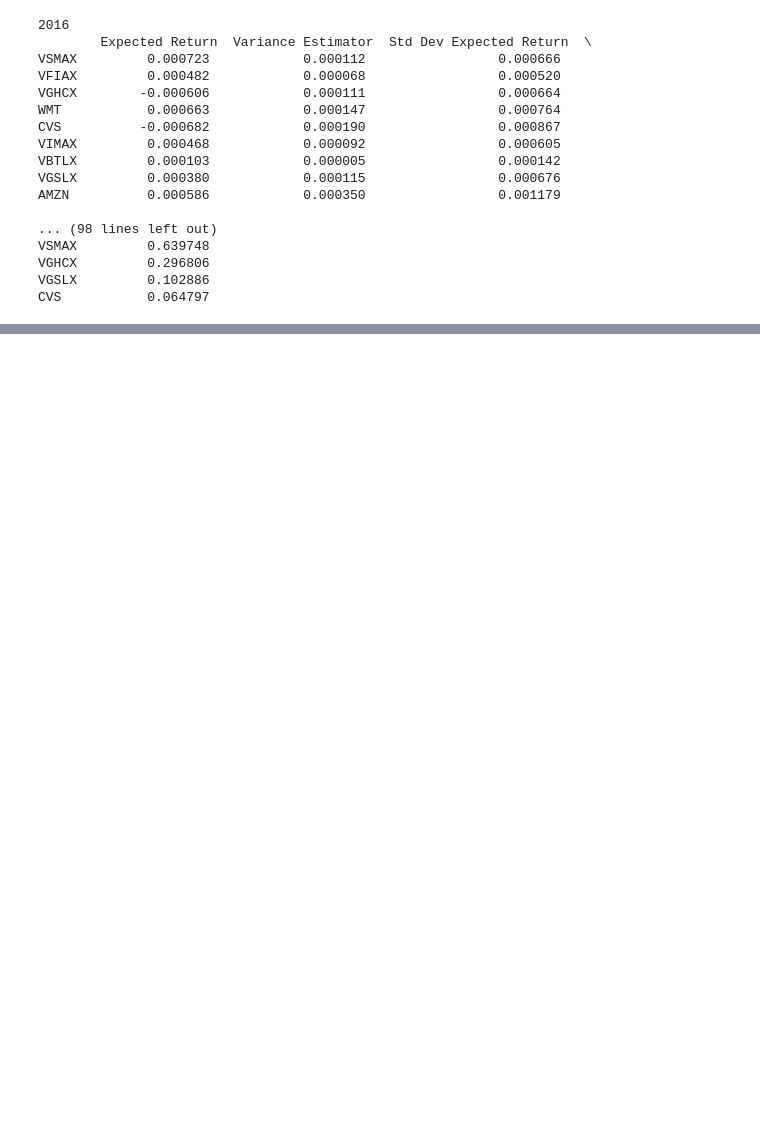
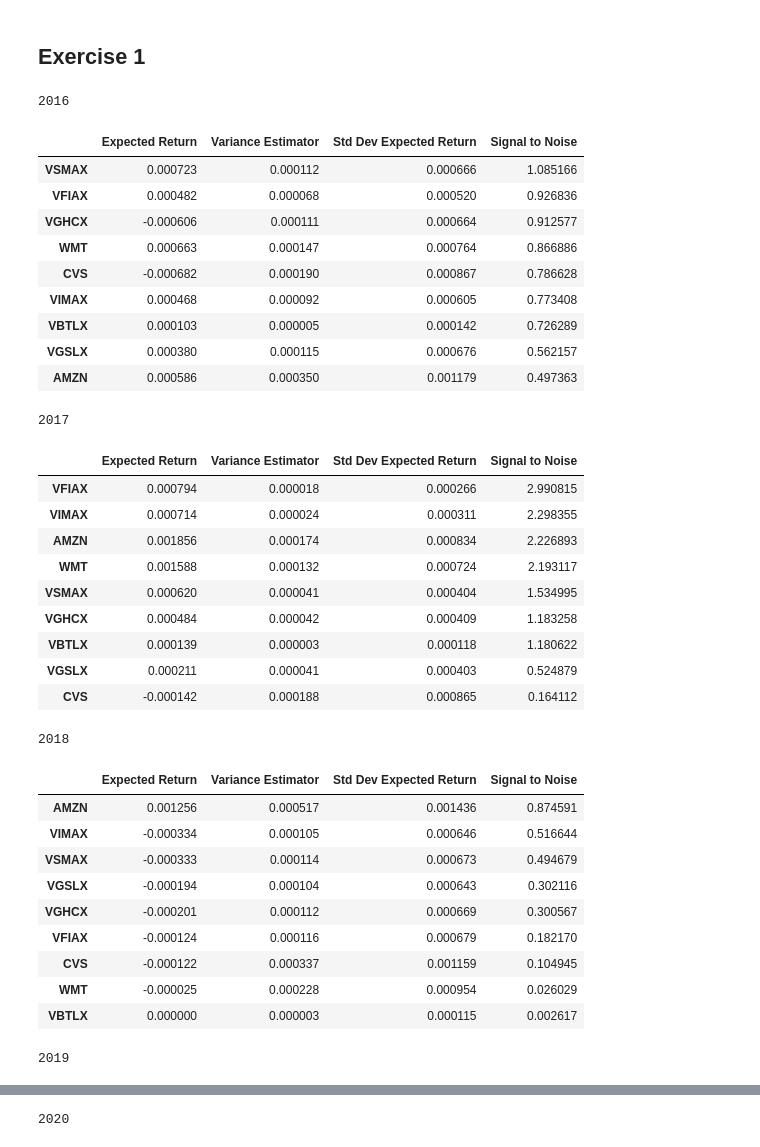
Before and after one commit to kwch3693/AMSC-Project-2, a Jupyter notebook: TeamHomework4.ipynb, the cells around one changed output, grey strips where cells are left out. Drawn from its saved outputs; the diff is of its cells as text; code cells hidden in the pictures; blank space fills up the shorter version.

```diff
--- a/TeamHomework4.ipynb
+++ b/TeamHomework4.ipynb
@@ -112,21 +107,43 @@ estimators = calculateEstimators(dailyReturnsOverTimespan)
+# %% [markdown]
+## Exercise 1
 # %%
+dailyReturnsOverTimespan = splitInToYears(dailyReturn)
+estimators = calculateEstimators(dailyReturnsOverTimespan)
+
 for years_after_2016, estimator in enumerate(estimators):
-    print('\n' + str(2016 + years_after_2016) + '\n', estimator.sort_values(by='Signal to Noise', axis=0, ascending=False))
+    display(2016 + years_after_2016, estimator.sort_values(by='Signal to Noise', axis=0, ascending=False).style)
 # %% [output]
 2016
-        Expected Return  Variance Estimator  Std Dev Expected Return  \
-VSMAX         0.000723            0.000112                 0.000666
-VFIAX         0.000482            0.000068                 0.000520
-VGHCX        -0.000606            0.000111                 0.000664
-WMT           0.000663            0.000147                 0.000764
-CVS          -0.000682            0.000190                 0.000867
-VIMAX         0.000468            0.000092                 0.000605
-VBTLX         0.000103            0.000005                 0.000142
-VGSLX         0.000380            0.000115                 0.000676
-AMZN          0.000586            0.000350                 0.001179
-
-... (98 lines left out)
-VSMAX         0.639748
-VGHCX         0.296806
-VGSLX         0.102886
-CVS           0.064797
+|  | Expected Return | Variance Estimator | Std Dev Expected Return | Signal to Noise |
+| VSMAX | 0.000723 | 0.000112 | 0.000666 | 1.085166 |
+| VFIAX | 0.000482 | 0.000068 | 0.000520 | 0.926836 |
+| VGHCX | -0.000606 | 0.000111 | 0.000664 | 0.912577 |
+| WMT | 0.000663 | 0.000147 | 0.000764 | 0.866886 |
+| CVS | -0.000682 | 0.000190 | 0.000867 | 0.786628 |
+| VIMAX | 0.000468 | 0.000092 | 0.000605 | 0.773408 |
+| VBTLX | 0.000103 | 0.000005 | 0.000142 | 0.726289 |
+| VGSLX | 0.000380 | 0.000115 | 0.000676 | 0.562157 |
+| AMZN | 0.000586 | 0.000350 | 0.001179 | 0.497363 |
+2017
+|  | Expected Return | Variance Estimator | Std Dev Expected Return | Signal to Noise |
+| VFIAX | 0.000794 | 0.000018 | 0.000266 | 2.990815 |
+| VIMAX | 0.000714 | 0.000024 | 0.000311 | 2.298355 |
+| AMZN | 0.001856 | 0.000174 | 0.000834 | 2.226893 |
+| WMT | 0.001588 | 0.000132 | 0.000724 | 2.193117 |
+| VSMAX | 0.000620 | 0.000041 | 0.000404 | 1.534995 |
+| VGHCX | 0.000484 | 0.000042 | 0.000409 | 1.183258 |
+| VBTLX | 0.000139 | 0.000003 | 0.000118 | 1.180622 |
+| VGSLX | 0.000211 | 0.000041 | 0.000403 | 0.524879 |
+| CVS | -0.000142 | 0.000188 | 0.000865 | 0.164112 |
+2018
+|  | Expected Return | Variance Estimator | Std Dev Expected Return | Signal to Noise |
+| AMZN | 0.001256 | 0.000517 | 0.001436 | 0.874591 |
+| VIMAX | -0.000334 | 0.000105 | 0.000646 | 0.516644 |
+| VSMAX | -0.000333 | 0.000114 | 0.000673 | 0.494679 |
+| VGSLX | -0.000194 | 0.000104 | 0.000643 | 0.302116 |
+| VGHCX | -0.000201 | 0.000112 | 0.000669 | 0.300567 |
+| VFIAX | -0.000124 | 0.000116 | 0.000679 | 0.182170 |
+| CVS | -0.000122 | 0.000337 | 0.001159 | 0.104945 |
+| WMT | -0.000025 | 0.000228 | 0.000954 | 0.026029 |
+| VBTLX | 0.000000 | 0.000003 | 0.000115 | 0.002617 |
+2019
@@ -132,0 +160 @@ CVS           0.064797
+2020
```
Also changed, not shown: parts of 13 cells of this notebook.
